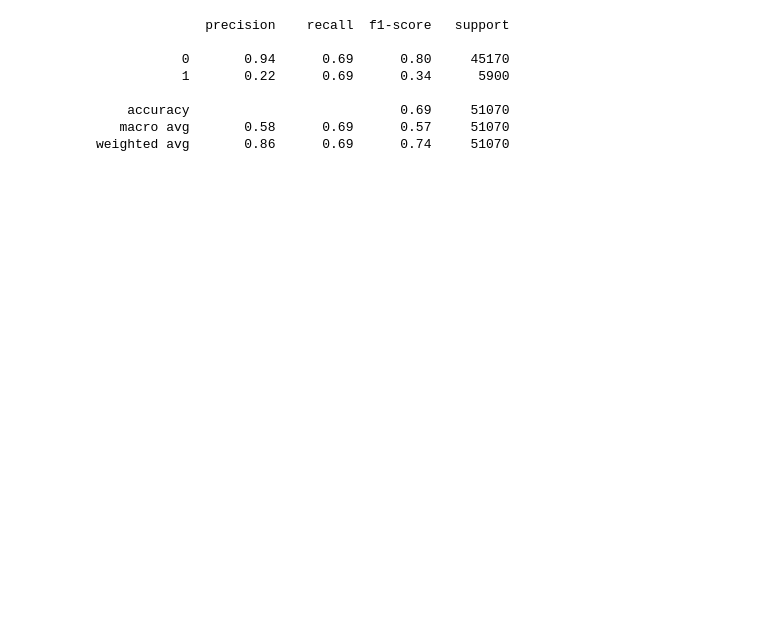
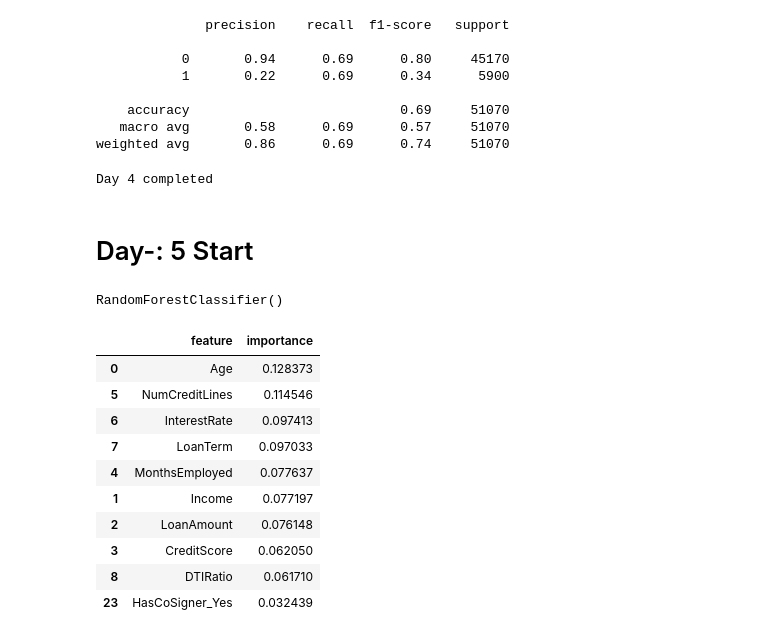
Before and after one commit to aayushbansal261201/loan-default-prediction, a Jupyter notebook: Notebooks/eda.ipynb, the cells around one changed output. Cells and saved outputs as stored; diff of their text form; code cells hidden in the pictures; blank space fills up the shorter version.

```diff
--- a/Notebooks/eda.ipynb
+++ b/Notebooks/eda.ipynb
@@ -462,3 +453,41 @@ print(classification_report(y_test, y_pred))
     accuracy                           0.69     51070
    macro avg       0.58      0.69      0.57     51070
 weighted avg       0.86      0.69      0.74     51070
+# %%
+print("Day 4 completed")
+# %% [output]
+Day 4 completed
+# %% [markdown]
+# Day-: 5 Start
+# %%
+from sklearn.ensemble import RandomForestClassifier
+
+rf_model = RandomForestClassifier()
+rf_model.fit(X_resampled, y_resampled)
+# %% [output]
+RandomForestClassifier()
+# %%
+import pandas as pd
+
+importance = rf_model.feature_importances_
+
+feature_importance = pd.DataFrame({
+    'feature': X.columns,
+    'importance': importance
+})
+
+feature_importance = feature_importance.sort_values(by='importance', ascending=False)
+
+feature_importance.head(10)
+# %% [output]
+|  | feature | importance |
+| 0 | Age | 0.128373 |
+| 5 | NumCreditLines | 0.114546 |
+| 6 | InterestRate | 0.097413 |
+| 7 | LoanTerm | 0.097033 |
+| 4 | MonthsEmployed | 0.077637 |
+| 1 | Income | 0.077197 |
+| 2 | LoanAmount | 0.076148 |
+| 3 | CreditScore | 0.062050 |
+| 8 | DTIRatio | 0.061710 |
+| 23 | HasCoSigner_Yes | 0.032439 |
```
Also changed, not shown: parts of 13 cells of this notebook, 1 other file.
